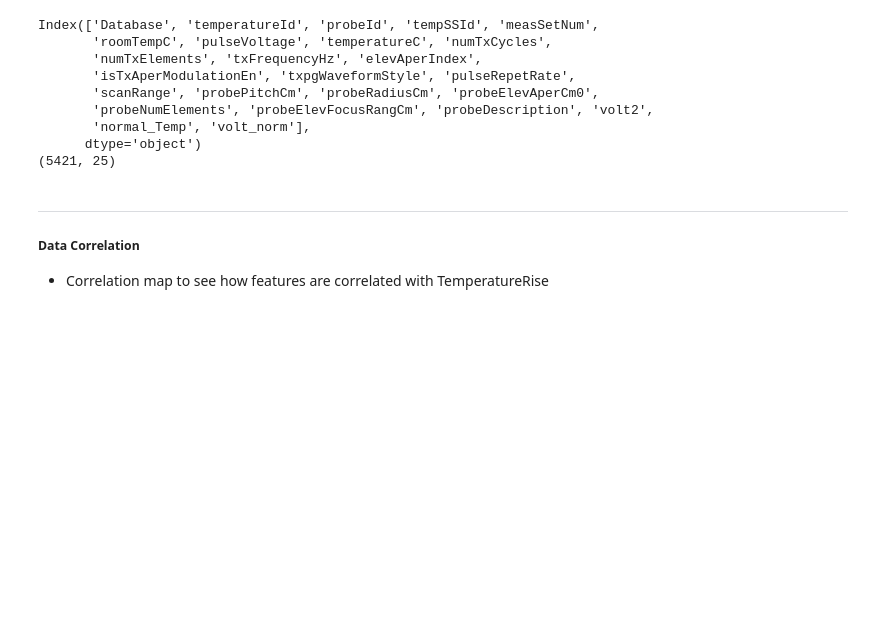
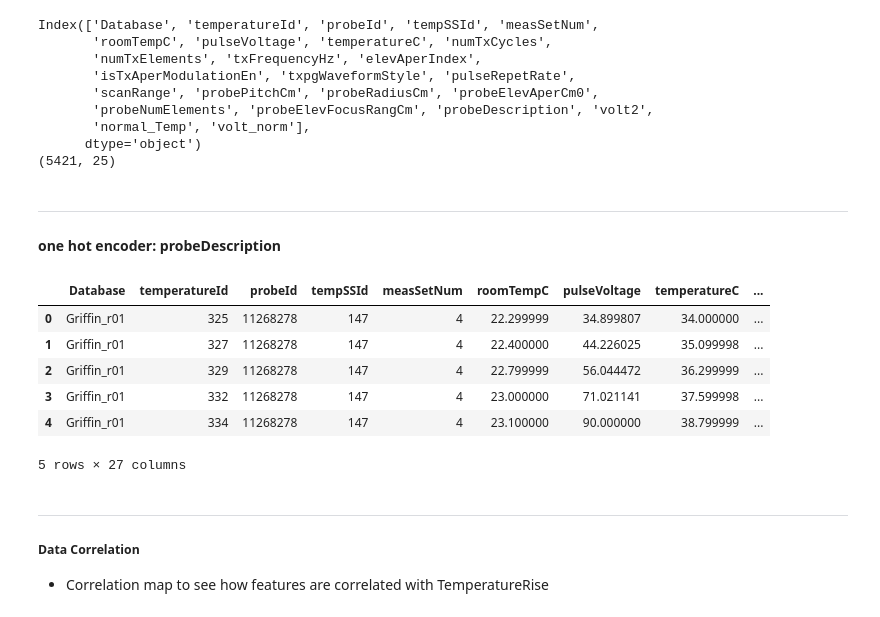
Before and after one commit to Hot-KimChi/Temperature_Modeling_Check, a Jupyter notebook: Temperature measurement_by measSet.ipynb, the cells around one changed output. Saved outputs shown, nothing was run; the diff lists cells and outputs as text; code cells hidden in the pictures; blank space fills up the shorter version.

```diff
--- a/Temperature measurement_by measSet.ipynb
+++ b/Temperature measurement_by measSet.ipynb
@@ -830,3 +830,6 @@ Index(['Database', 'temperatureId', 'probeId', 'tempSSId', 'measSetNum',
        'normal_Temp', 'volt_norm'],
       dtype='object')
 (5421, 25)
+# %% [markdown]
+---
+#### one hot encoder: probeDescription
@@ -833,3 +845,13 @@ Index(['Database', 'temperatureId', 'probeId', 'tempSSId', 'measSetNum',
+# %%
+AOP_data.head()
+# %% [output]
+|  | Database | temperatureId | probeId | tempSSId | measSetNum | roomTempC | pulseVoltage | temperatureC | ... |
+| 0 | Griffin_r01 | 325 | 11268278 | 147 | 4 | 22.299999 | 34.899807 | 34.000000 | ... |
+| 1 | Griffin_r01 | 327 | 11268278 | 147 | 4 | 22.400000 | 44.226025 | 35.099998 | ... |
+| 2 | Griffin_r01 | 329 | 11268278 | 147 | 4 | 22.799999 | 56.044472 | 36.299999 | ... |
+| 3 | Griffin_r01 | 332 | 11268278 | 147 | 4 | 23.000000 | 71.021141 | 37.599998 | ... |
+| 4 | Griffin_r01 | 334 | 11268278 | 147 | 4 | 23.100000 | 90.000000 | 38.799999 | ... |
+5 rows × 27 columns
 # %% [markdown]
 ---
 ##### Data Correlation
```
Also changed, not shown: parts of 5 cells of this notebook.
